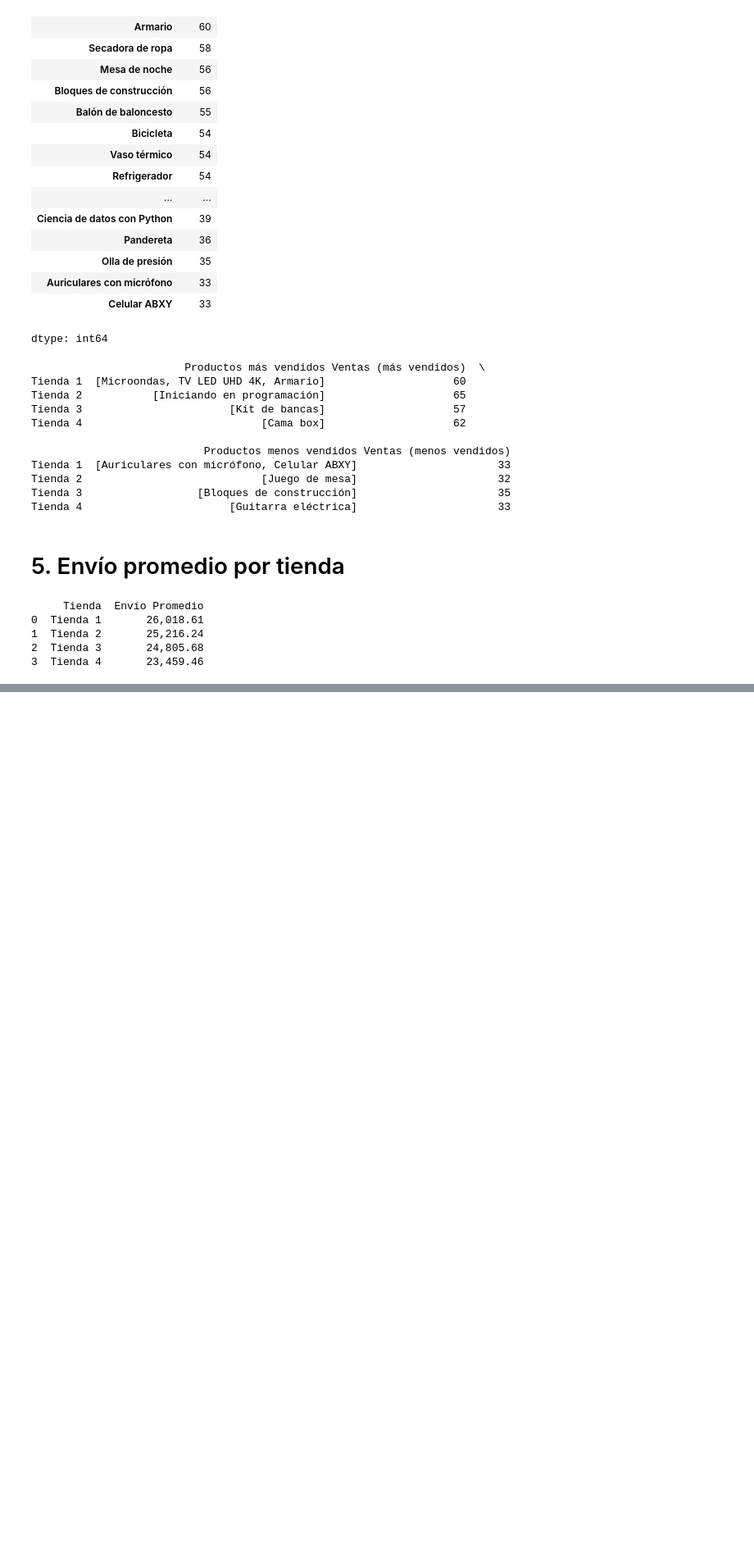
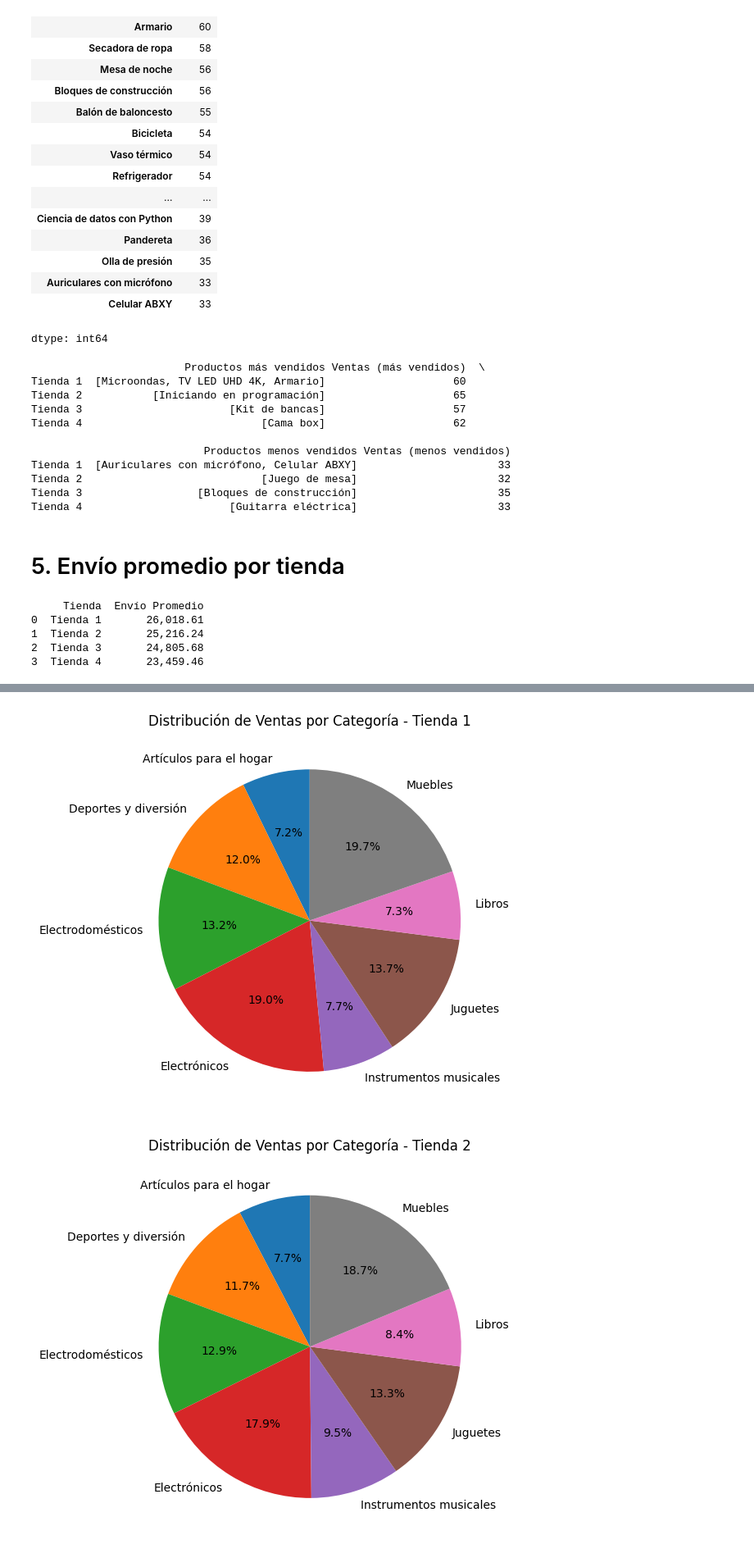
Before and after one commit to Chrisbv2/Challenge-1_Data-Science, a Jupyter notebook: AluraStoreLatam.ipynb, the cells around one changed output, grey strips where cells are left out. Shown at 82% size. Saved outputs shown, nothing was run; the diff lists cells and outputs as text; code cells hidden in the pictures; blank space fills up the shorter version.

```diff
--- a/AluraStoreLatam.ipynb
+++ b/AluraStoreLatam.ipynb
@@ -226,0 +274,15 @@ print(df_envios)
+# %%
+import matplotlib.pyplot as plt
+
+df = df_categorias.copy()
+df.set_index("Categoría", inplace=True)
+
+for tienda in df.columns:
+    plt.figure(figsize=(6,6))
+    plt.pie(df[tienda], labels=df.index, autopct='%1.1f%%', startangle=90)
+    plt.title(f'Distribución de Ventas por Categoría - {tienda}')
+    plt.tight_layout()
+    plt.show()
+# %% [output]
+[figure, added]
+[figure, added]
```
Also changed, not shown: parts of 16 cells of this notebook.
